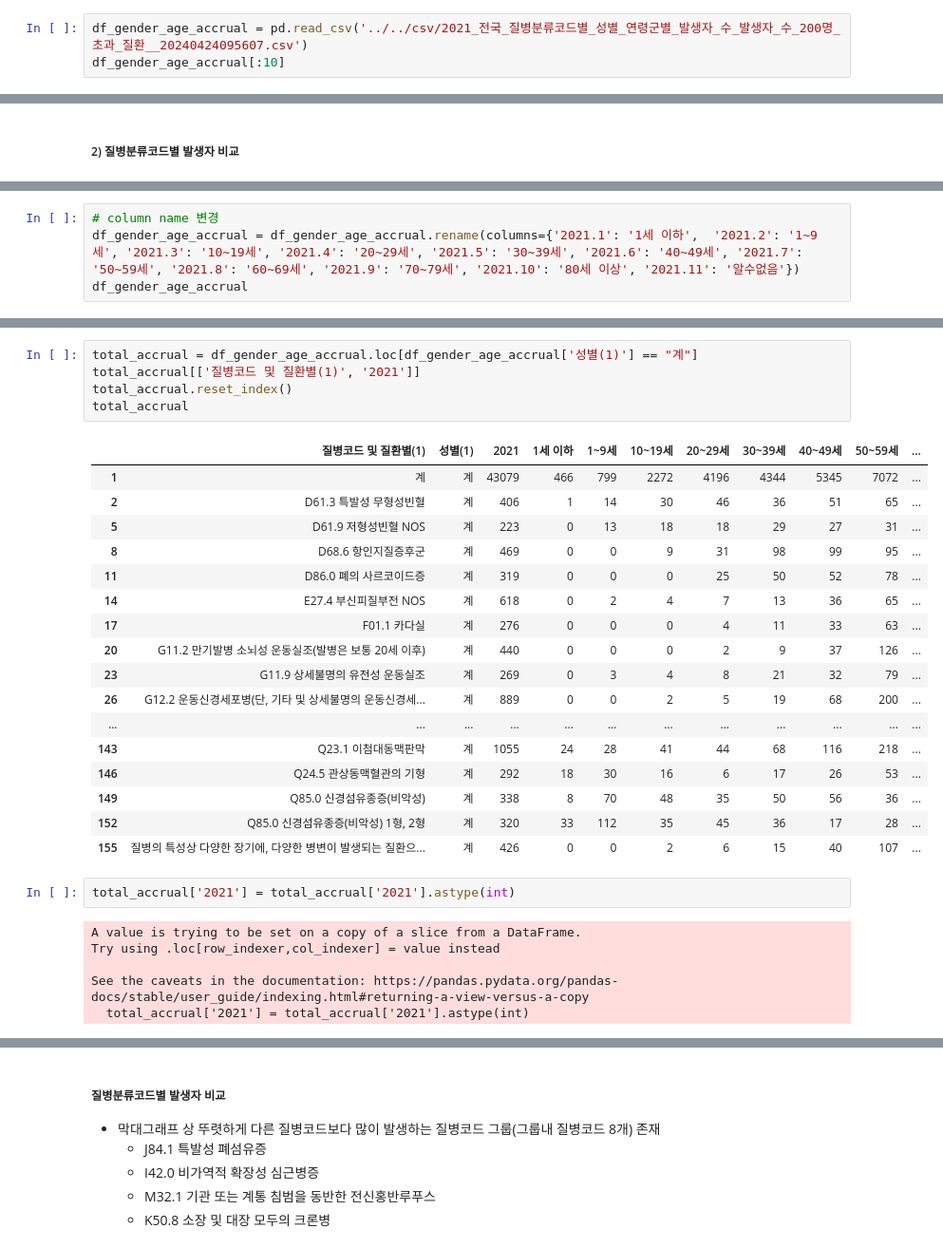
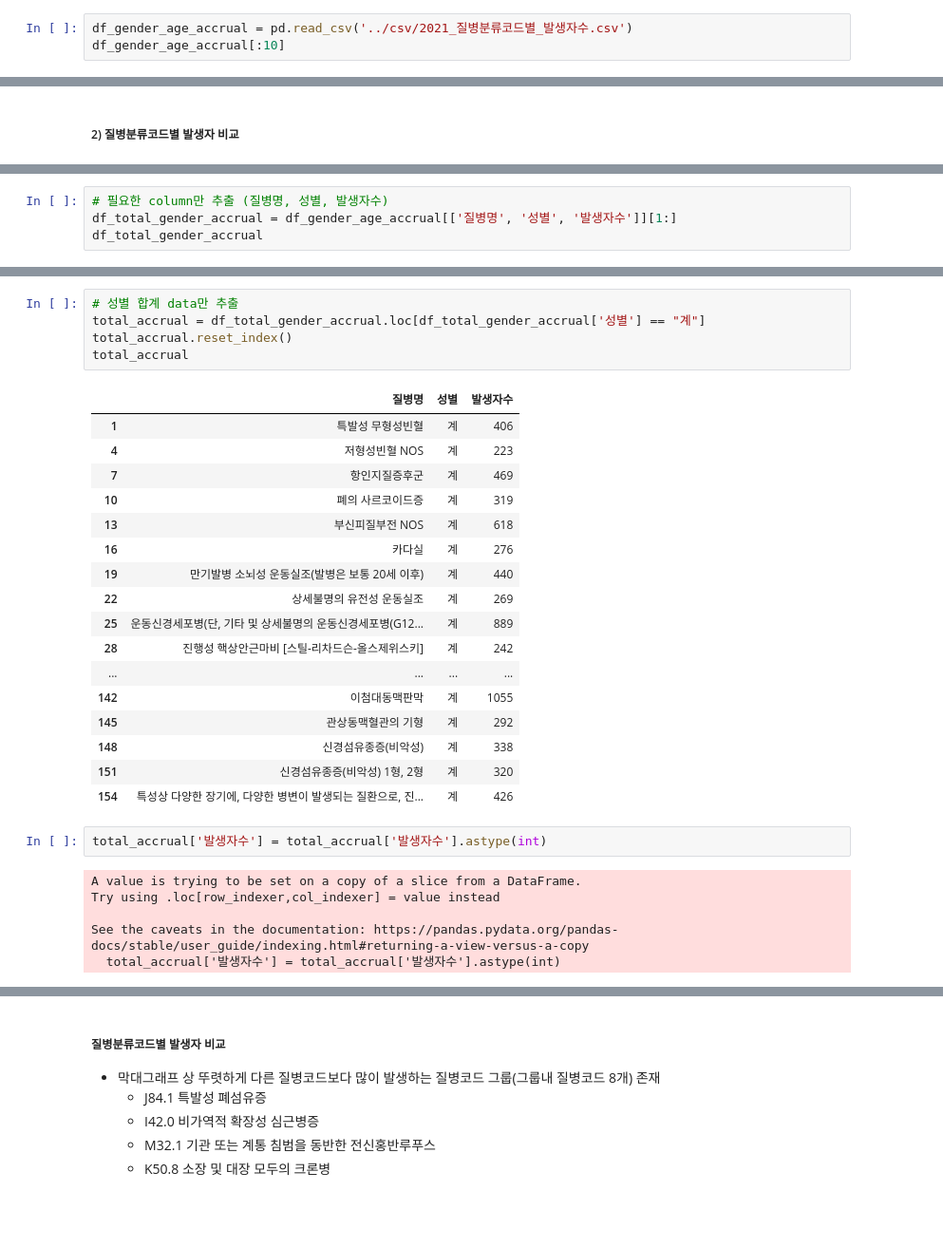
Before and after one commit to kdj0712/rare_field_fastapis, a Jupyter notebook: data/data_analysis/persona2/ipynb/persona2_DDA_yugyeong_accrual.ipynb, the cells around one changed output, grey strips where cells are left out. Shown at 95% size. Cells and saved outputs as stored; diff of their text form; blank space fills up the shorter version.

```diff
--- a/data/data_analysis/persona2/ipynb/persona2_DDA_yugyeong_accrual.ipynb
+++ b/data/data_analysis/persona2/ipynb/persona2_DDA_yugyeong_accrual.ipynb
@@ -39,4 +39,4 @@ import seaborn as sns
 # %%
-df_gender_age_accrual = pd.read_csv('../../csv/2021_전국_질병분류코드별_성별_연령군별_발생자_수_발생자_수_200명_초과_질환__20240424095607.csv')
+df_gender_age_accrual = pd.read_csv('../csv/2021_질병분류코드별_발생자수.csv')
 df_gender_age_accrual[:10]
 # %% [output]
@@ -276,5 +284,5 @@ plt.show()
 # %%
-# column name 변경
-df_gender_age_accrual = df_gender_age_accrual.rename(columns={'2021.1': '1세 이하',  '2021.2': '1~9세', '2021.3': '10~19세', '2021.4': '20~29세', '2021.5': '30~39세', '2021.6': '40~49세', '2021.7': '50~59세', '2021.8': '60~69세', '2021.9': '70~79세', '2021.10': '80세 이상', '2021.11': '알수없음'})
-df_gender_age_accrual
+# 필요한 column만 추출 (질병명, 성별, 발생자수)
+df_total_gender_accrual = df_gender_age_accrual[['질병명', '성별', '발생자수']][1:]
+df_total_gender_accrual
 # %% [output]
@@ -294,31 +302,31 @@ df_gender_age_accrual
 # %%
-total_accrual = df_gender_age_accrual.loc[df_gender_age_accrual['성별(1)'] == "계"]
-total_accrual[['질병코드 및 질환별(1)', '2021']]
+# 성별 합계 data만 추출
+total_accrual = df_total_gender_accrual.loc[df_total_gender_accrual['성별'] == "계"]
 total_accrual.reset_index()
 total_accrual
 # %% [output]
-|  | 질병코드 및 질환별(1) | 성별(1) | 2021 | 1세 이하 | 1~9세 | 10~19세 | 20~29세 | 30~39세 | 40~49세 | 50~59세 | ... |
-| 1 | 계 | 계 | 43079 | 466 | 799 | 2272 | 4196 | 4344 | 5345 | 7072 | ... |
-| 2 | D61.3 특발성 무형성빈혈 | 계 | 406 | 1 | 14 | 30 | 46 | 36 | 51 | 65 | ... |
-| 5 | D61.9 저형성빈혈 NOS | 계 | 223 | 0 | 13 | 18 | 18 | 29 | 27 | 31 | ... |
-| 8 | D68.6 항인지질증후군 | 계 | 469 | 0 | 0 | 9 | 31 | 98 | 99 | 95 | ... |
-| 11 | D86.0 폐의 사르코이드증 | 계 | 319 | 0 | 0 | 0 | 25 | 50 | 52 | 78 | ... |
-| 14 | E27.4 부신피질부전 NOS | 계 | 618 | 0 | 2 | 4 | 7 | 13 | 36 | 65 | ... |
-| 17 | F01.1 카다실 | 계 | 276 | 0 | 0 | 0 | 4 | 11 | 33 | 63 | ... |
-| 20 | G11.2 만기발병 소뇌성 운동실조(발병은 보통 20세 이후) | 계 | 440 | 0 | 0 | 0 | 2 | 9 | 37 | 126 | ... |
-| 23 | G11.9 상세불명의 유전성 운동실조 | 계 | 269 | 0 | 3 | 4 | 8 | 21 | 32 | 79 | ... |
-| 26 | G12.2 운동신경세포병(단, 기타 및 상세불명의 운동신경세... | 계 | 889 | 0 | 0 | 2 | 5 | 19 | 68 | 200 | ... |
-| ... | ... | ... | ... | ... | ... | ... | ... | ... | ... | ... | ... |
-| 143 | Q23.1 이첨대동맥판막 | 계 | 1055 | 24 | 28 | 41 | 44 | 68 | 116 | 218 | ... |
-| 146 | Q24.5 관상동맥혈관의 기형 | 계 | 292 | 18 | 30 | 16 | 6 | 17 | 26 | 53 | ... |
-| 149 | Q85.0 신경섬유종증(비악성) | 계 | 338 | 8 | 70 | 48 | 35 | 50 | 56 | 36 | ... |
-| 152 | Q85.0 신경섬유종증(비악성) 1형, 2형 | 계 | 320 | 33 | 112 | 35 | 45 | 36 | 17 | 28 | ... |
-| 155 | 질병의 특성상 다양한 장기에, 다양한 병변이 발생되는 질환으... | 계 | 426 | 0 | 0 | 2 | 6 | 15 | 40 | 107 | ... |
+|  | 질병명 | 성별 | 발생자수 |
+| 1 | 특발성 무형성빈혈 | 계 | 406 |
+| 4 | 저형성빈혈 NOS | 계 | 223 |
+| 7 | 항인지질증후군 | 계 | 469 |
+| 10 | 폐의 사르코이드증 | 계 | 319 |
+| 13 | 부신피질부전 NOS | 계 | 618 |
+| 16 | 카다실 | 계 | 276 |
+| 19 | 만기발병 소뇌성 운동실조(발병은 보통 20세 이후) | 계 | 440 |
+| 22 | 상세불명의 유전성 운동실조 | 계 | 269 |
+| 25 | 운동신경세포병(단, 기타 및 상세불명의 운동신경세포병(G12... | 계 | 889 |
+| 28 | 진행성 핵상안근마비 [스틸-리차드슨-올스제위스키] | 계 | 242 |
+| ... | ... | ... | ... |
+| 142 | 이첨대동맥판막 | 계 | 1055 |
+| 145 | 관상동맥혈관의 기형 | 계 | 292 |
+| 148 | 신경섬유종증(비악성) | 계 | 338 |
+| 151 | 신경섬유종증(비악성) 1형, 2형 | 계 | 320 |
+| 154 | 특성상 다양한 장기에, 다양한 병변이 발생되는 질환으로, 진... | 계 | 426 |
 # %%
-total_accrual['2021'] = total_accrual['2021'].astype(int)
+total_accrual['발생자수'] = total_accrual['발생자수'].astype(int)
 # %% [output]
 A value is trying to be set on a copy of a slice from a DataFrame.
 Try using .loc[row_indexer,col_indexer] = value instead
 
 See the caveats in the documentation: https://pandas.pydata.org/pandas-docs/stable/user_guide/indexing.html#returning-a-view-versus-a-copy
-  total_accrual['2021'] = total_accrual['2021'].astype(int)
+  total_accrual['발생자수'] = total_accrual['발생자수'].astype(int)
```
Also changed, not shown: parts of 47 cells of this notebook, 28 other files.
